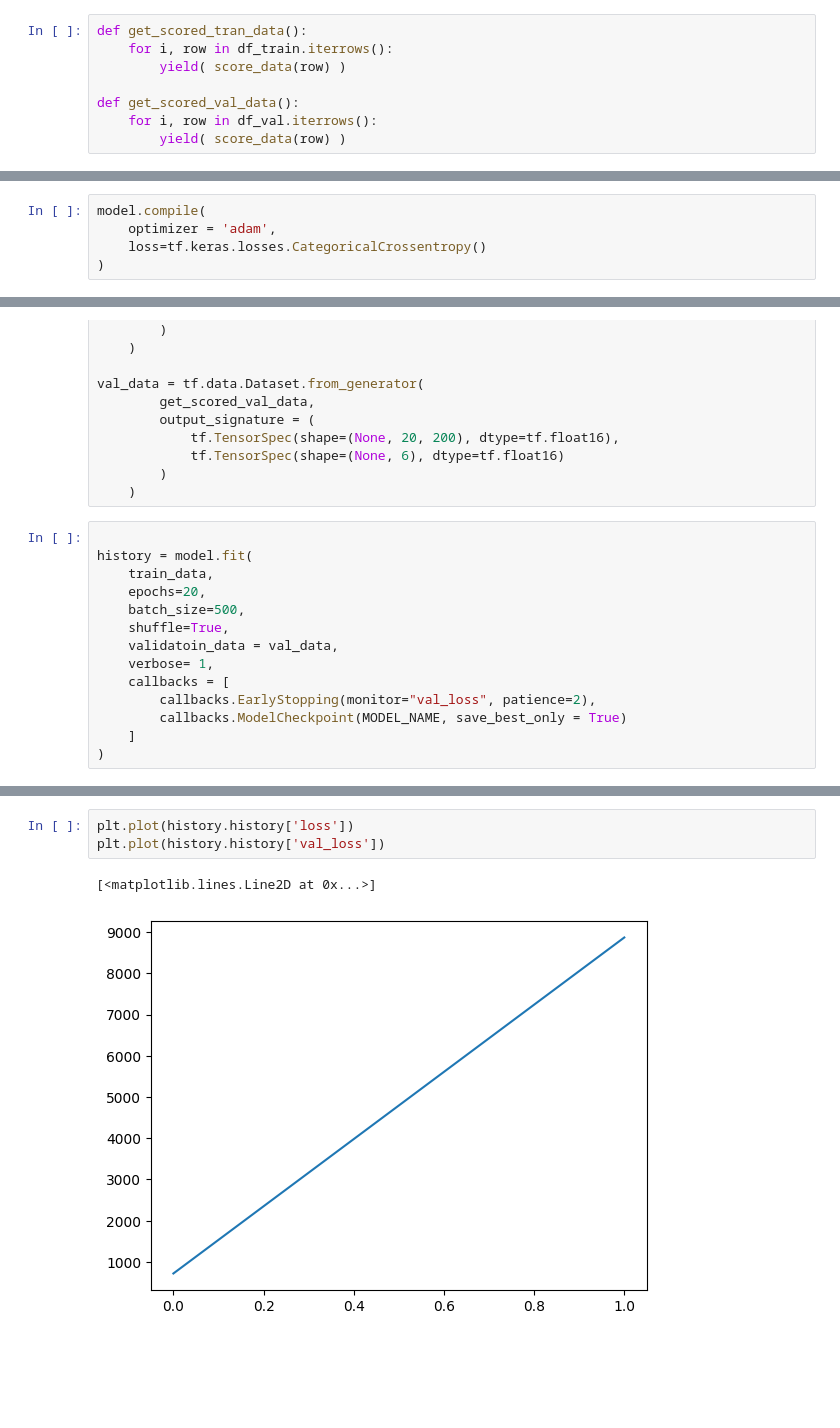
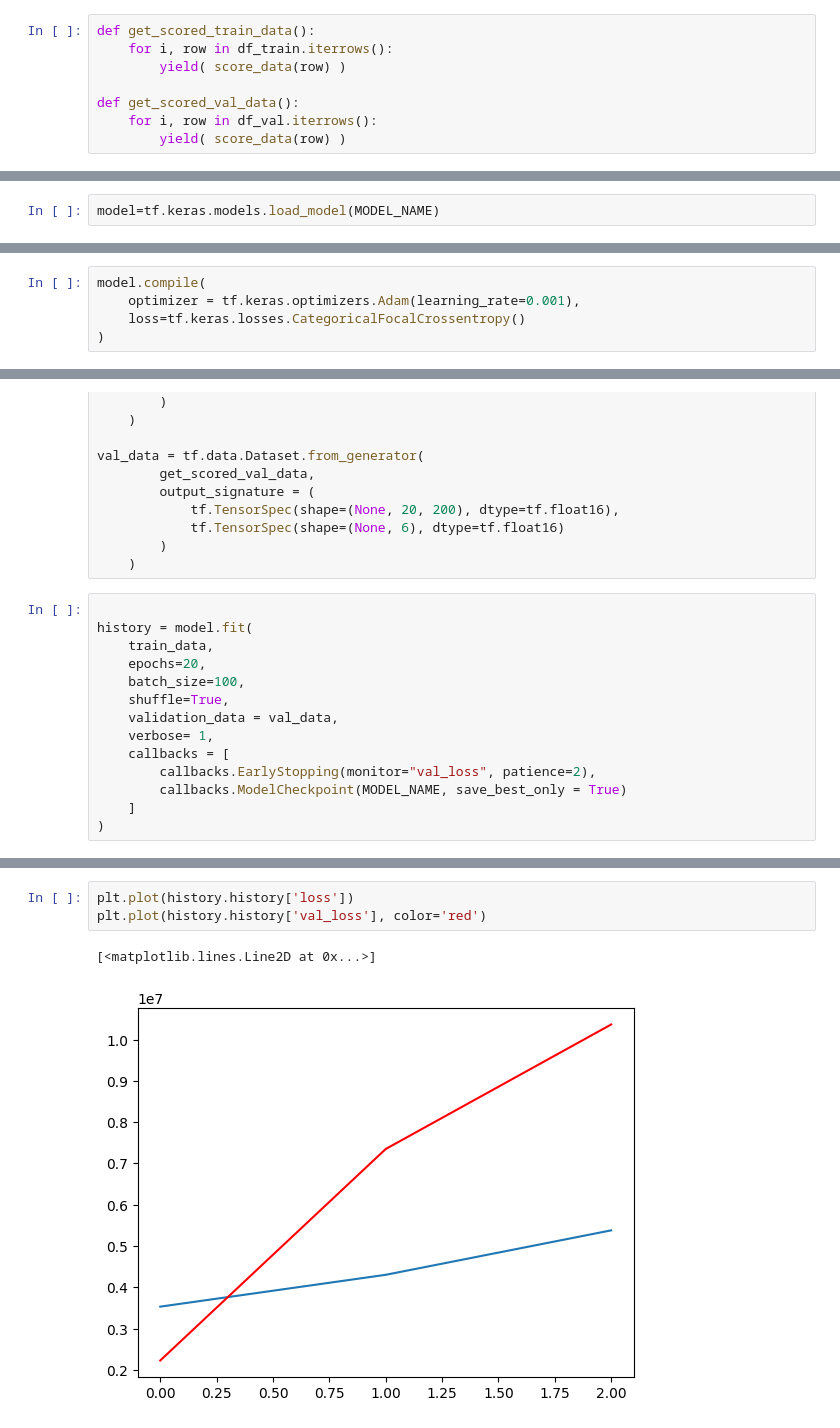
Before and after one commit to Cleversonzato/kaggle, a Jupyter notebook: KMS/primeiro_treininho.ipynb, the cells around one changed output, grey strips where cells are left out. Cells and saved outputs as stored; diff of their text form; blank space fills up the shorter version.

```diff
--- a/KMS/primeiro_treininho.ipynb
+++ b/KMS/primeiro_treininho.ipynb
@@ -47,7 +54,7 @@ def score_data(row):
 
     return data, scores
 # %%
-def get_scored_tran_data():
+def get_scored_train_data():
     for i, row in df_train.iterrows():
         yield( score_data(row) )
 
@@ -71,3 +85,5 @@ NotFoundError: Unsuccessful TensorSliceReader constructor: Failed to find any ma
+# %%
+model=tf.keras.models.load_model(MODEL_NAME)
 # %%
 model.summary()
 # %% [output]
@@ -90,8 +106,8 @@ Non-trainable params: 0 (0.00 Byte)
 _________________________________________________________________
 # %%
 model.compile(
-    optimizer = 'adam',
-    loss=tf.keras.losses.CategoricalCrossentropy()
+    optimizer = tf.keras.optimizers.Adam(learning_rate=0.001),
+    loss=tf.keras.losses.CategoricalFocalCrossentropy()
 )
 # %%
 train_data = tf.data.Dataset.from_generator(
@@ -114,9 +130,9 @@ val_data = tf.data.Dataset.from_generator(
 history = model.fit(
     train_data,
     epochs=20,
-    batch_size=500,
+    batch_size=100,
     shuffle=True,
-    validatoin_data = val_data,
+    validation_data = val_data,
     verbose= 1,
     callbacks = [
         callbacks.EarlyStopping(monitor="val_loss", patience=2),
@@ -141,6 +162,6 @@ INFO:tensorflow:Assets written to: ./treino/primeiro_treino/assets
 # %%
 plt.plot(history.history['loss'])
-plt.plot(history.history['val_loss'])
+plt.plot(history.history['val_loss'], color='red')
 # %% [output]
 [<matplotlib.lines.Line2D at 0x...>]
-[figure, old version]
+[figure, new version]
```
Also changed, not shown: parts of 6 cells of this notebook.
